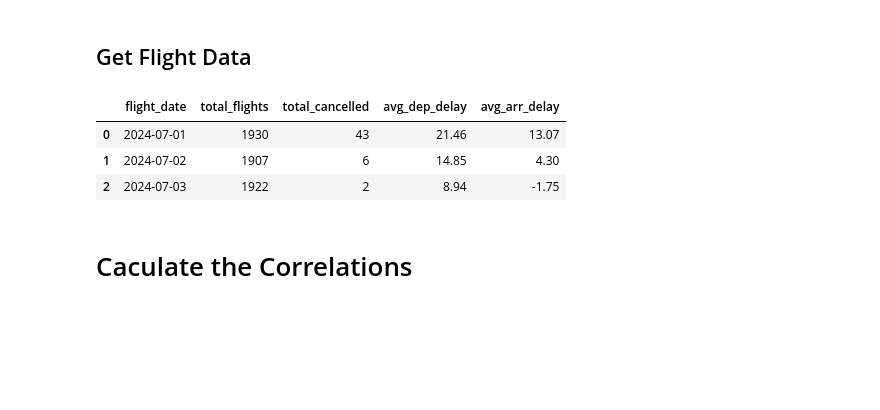
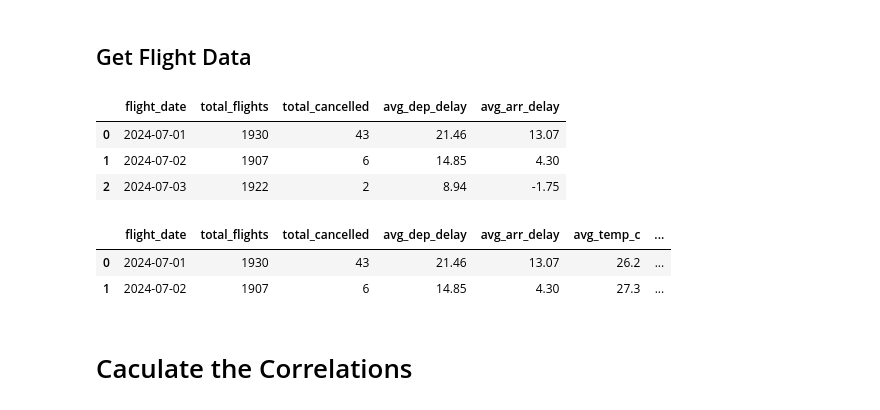
Before and after one commit to Kellyphilo/Hurricane_Debby_Flight_Disruptions, a Jupyter notebook: data_EDA.ipynb, the cells around one changed output. Saved outputs shown, nothing was run; the diff lists cells and outputs as text; code cells hidden in the pictures; blank space fills up the shorter version.

```diff
--- a/data_EDA.ipynb
+++ b/data_EDA.ipynb
@@ -136,6 +136,12 @@ flights_information_debby = flights_information_debby.merge(weather_sum[['date',
                                 how='left',
                                 left_on='flight_date',
                                 right_on='date').drop(columns = ['date'])
+# %%
+flights_information_debby.head(2)
+# %% [output]
+|  | flight_date | total_flights | total_cancelled | avg_dep_delay | avg_arr_delay | avg_temp_c | ... |
+| 0 | 2024-07-01 | 1930 | 43 | 21.46 | 13.07 | 26.2 | ... |
+| 1 | 2024-07-02 | 1907 | 6 | 14.85 | 4.30 | 27.3 | ... |
 # %% [markdown]
 # Caculate the Correlations #
 # %%
```
Also changed, not shown: parts of 3 cells of this notebook.
